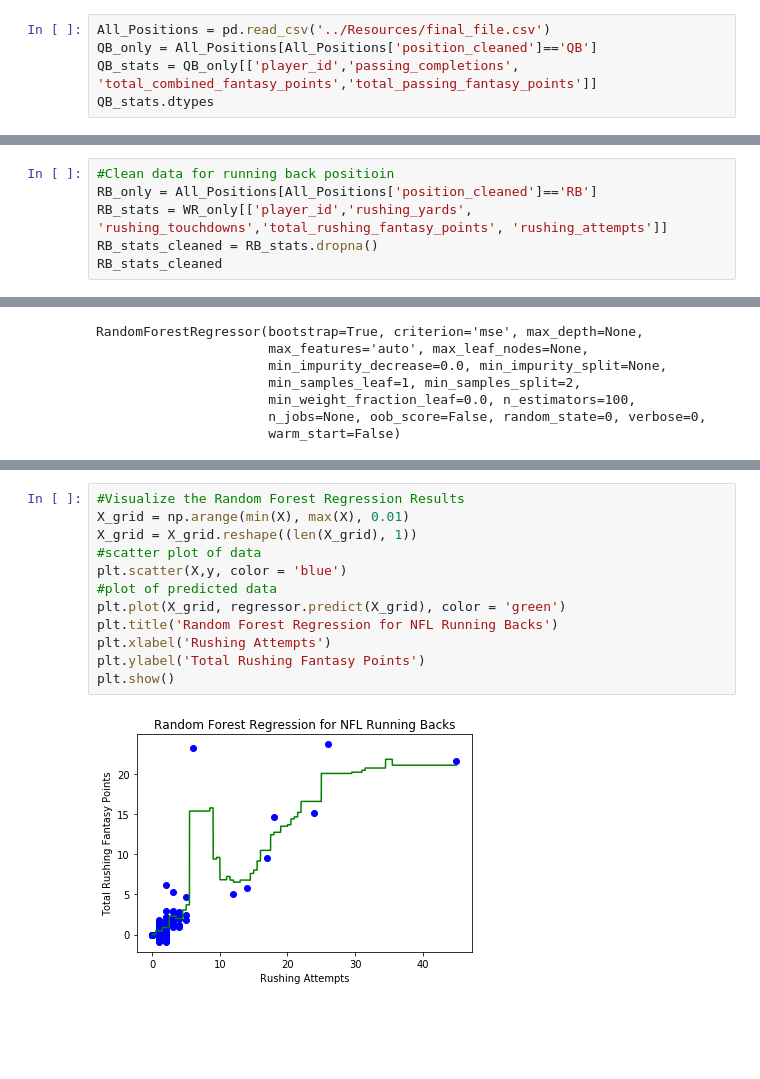
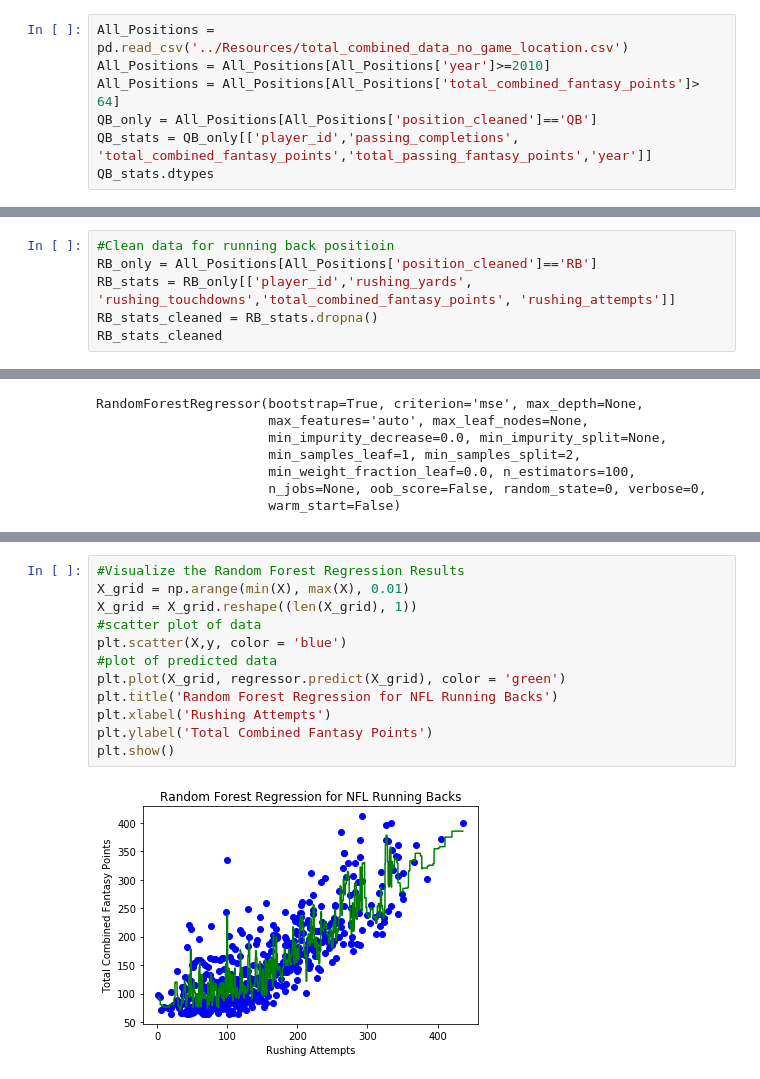
Before and after one commit to brettrchadwick/FantasyFootballProjections, a Jupyter notebook: ETL/Random_Forest.ipynb, the cells around one changed output, grey strips where cells are left out. Drawn from its saved outputs; the diff is of its cells as text; blank space fills up the shorter version.

```diff
--- a/ETL/Random_Forest.ipynb
+++ b/ETL/Random_Forest.ipynb
@@ -5,9 +5,11 @@ import os
 import numpy as np
 import matplotlib. pyplot as plt
 # %%
-All_Positions = pd.read_csv('../Resources/final_file.csv')
+All_Positions = pd.read_csv('../Resources/total_combined_data_no_game_location.csv')
+All_Positions = All_Positions[All_Positions['year']>=2010]
+All_Positions = All_Positions[All_Positions['total_combined_fantasy_points']> 64]
 QB_only = All_Positions[All_Positions['position_cleaned']=='QB']
-QB_stats = QB_only[['player_id','passing_completions', 'total_combined_fantasy_points','total_passing_fantasy_points']]
+QB_stats = QB_only[['player_id','passing_completions', 'total_combined_fantasy_points','total_passing_fantasy_points','year']]
 QB_stats.dtypes
 # %% [output]
 player_id                          int64
@@ -133,7 +239,7 @@ plt.show()
 # %%
 #Clean data for running back positioin
 RB_only = All_Positions[All_Positions['position_cleaned']=='RB']
-RB_stats = WR_only[['player_id','rushing_yards', 'rushing_touchdowns','total_rushing_fantasy_points', 'rushing_attempts']]
+RB_stats = RB_only[['player_id','rushing_yards', 'rushing_touchdowns','total_combined_fantasy_points', 'rushing_attempts']]
 RB_stats_cleaned = RB_stats.dropna()
 RB_stats_cleaned
 # %% [output]
@@ -271,14 +377,14 @@ RandomForestRegressor(bootstrap=True, criterion='mse', max_depth=None,
 # %%
 #Visualize the Random Forest Regression Results
 X_grid = np.arange(min(X), max(X), 0.01)
 X_grid = X_grid.reshape((len(X_grid), 1))
 #scatter plot of data
 plt.scatter(X,y, color = 'blue')
 #plot of predicted data
 plt.plot(X_grid, regressor.predict(X_grid), color = 'green')
 plt.title('Random Forest Regression for NFL Running Backs')
 plt.xlabel('Rushing Attempts')
-plt.ylabel('Total Rushing Fantasy Points')
+plt.ylabel('Total Combined Fantasy Points')
 plt.show()
 # %% [output]
-[figure, old version]
+[figure, new version]
```
Also changed, not shown: parts of 22 cells of this notebook, 1 other file.
